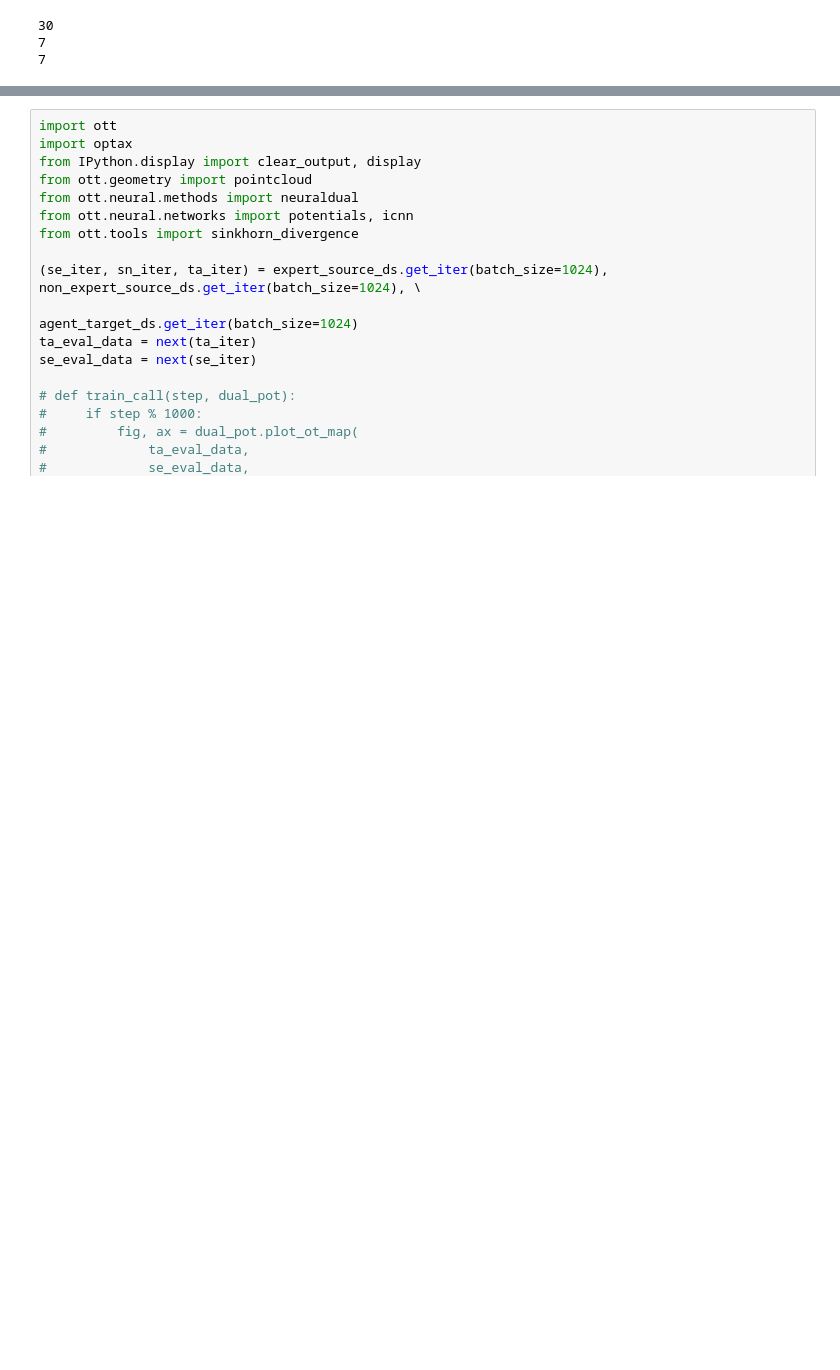
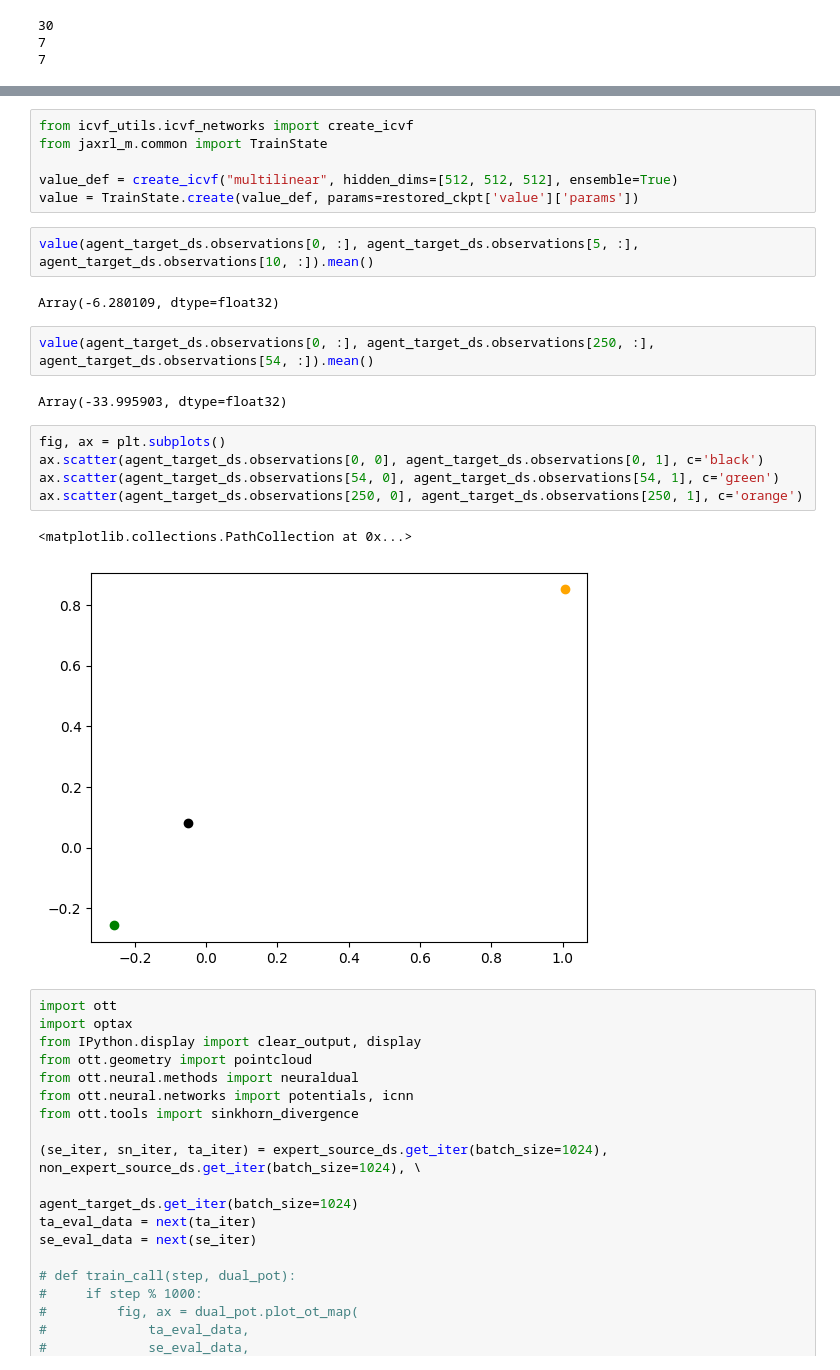
Before and after one commit to skylooop/CrossDomainIL, a Jupyter notebook: notebooks/envs.ipynb, the cells around one changed output, grey strips where cells are left out. Drawn from its saved outputs; the diff is of its cells as text; blank space fills up the shorter version.

Commit message:
working icvf

```diff
--- a/notebooks/envs.ipynb
+++ b/notebooks/envs.ipynb
@@ -109,3 +121,25 @@ ax.scatter(random_data.observations[:500, 0], random_data.observations[:500, 1])
+# %%
+from icvf_utils.icvf_networks import create_icvf
+from jaxrl_m.common import TrainState
+
+value_def = create_icvf("multilinear", hidden_dims=[512, 512, 512], ensemble=True)
+value = TrainState.create(value_def, params=restored_ckpt['value']['params'])
+# %%
+value(agent_target_ds.observations[0, :], agent_target_ds.observations[5, :], agent_target_ds.observations[10, :]).mean()
+# %% [output]
+Array(-6.280109, dtype=float32)
+# %%
+value(agent_target_ds.observations[0, :], agent_target_ds.observations[250, :], agent_target_ds.observations[54, :]).mean()
+# %% [output]
+Array(-33.995903, dtype=float32)
+# %%
+fig, ax = plt.subplots()
+ax.scatter(agent_target_ds.observations[0, 0], agent_target_ds.observations[0, 1], c='black')
+ax.scatter(agent_target_ds.observations[54, 0], agent_target_ds.observations[54, 1], c='green')
+ax.scatter(agent_target_ds.observations[250, 0], agent_target_ds.observations[250, 1], c='orange')
+# %% [output]
+<matplotlib.collections.PathCollection at 0x...>
+[figure, added]
 # %%
 import ott
 import optax
```
Also changed, not shown: parts of 6 cells of this notebook, 10 other files.
